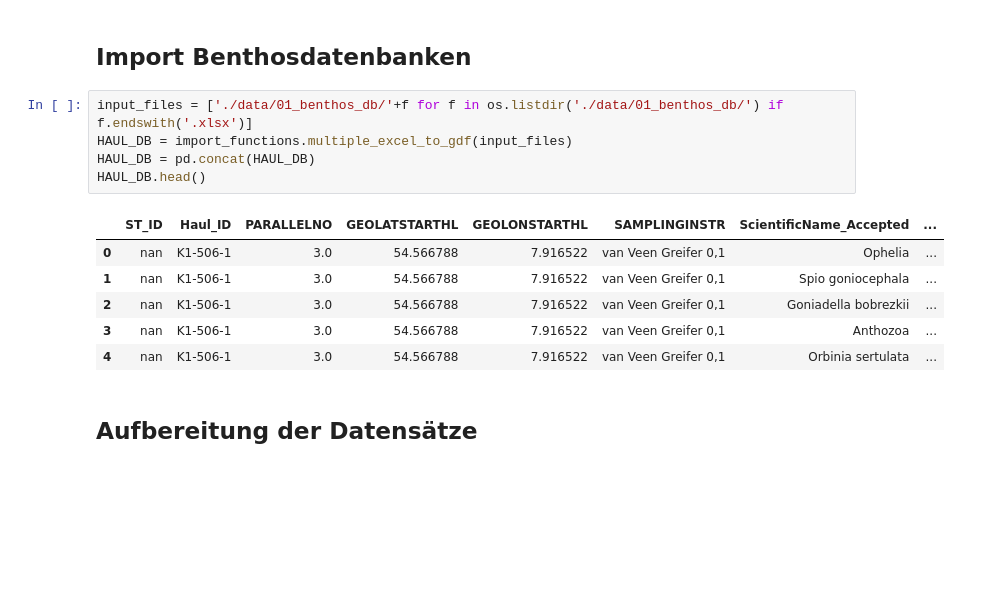
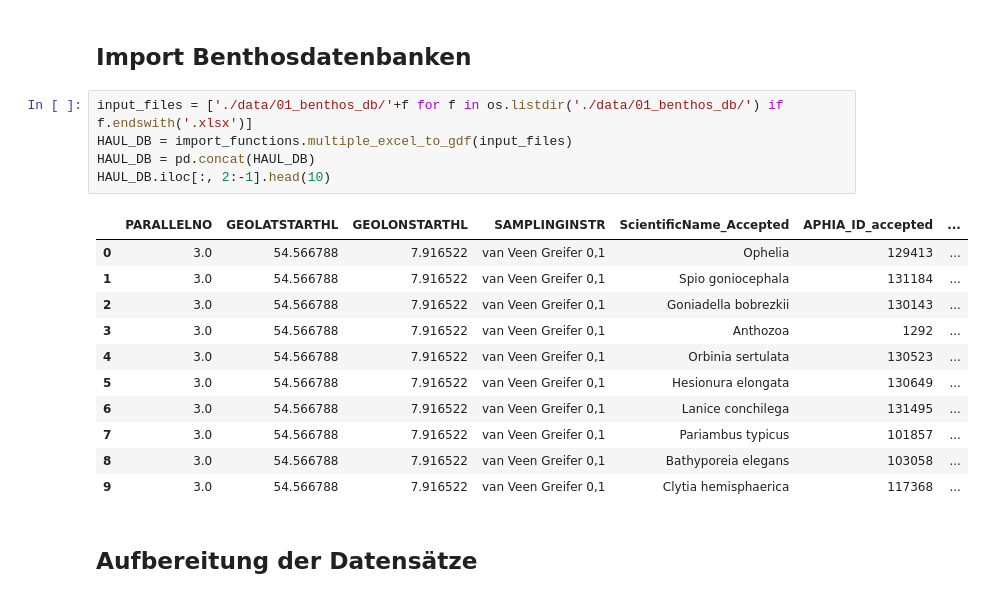
Before and after one commit to markorothe/Modellierung_von_Weichboden-Biotopen, a Jupyter notebook: 01_Clustering.ipynb, the cells around one changed output. Saved outputs shown, nothing was run; the diff lists cells and outputs as text; blank space fills up the shorter version.

```diff
--- a/01_Clustering.ipynb
+++ b/01_Clustering.ipynb
@@ -7,15 +7,20 @@ import os
 # %%
 input_files = ['./data/01_benthos_db/'+f for f in os.listdir('./data/01_benthos_db/') if f.endswith('.xlsx')]
 HAUL_DB = import_functions.multiple_excel_to_gdf(input_files)
 HAUL_DB = pd.concat(HAUL_DB)
-HAUL_DB.head()
+HAUL_DB.iloc[:, 2:-1].head(10)
 # %% [output]
-|  | ST_ID | Haul_ID | PARALLELNO | GEOLATSTARTHL | GEOLONSTARTHL | SAMPLINGINSTR | ScientificName_Accepted | ... |
-| 0 | nan | K1-506-1 | 3.0 | 54.566788 | 7.916522 | van Veen Greifer 0,1 | Ophelia | ... |
-| 1 | nan | K1-506-1 | 3.0 | 54.566788 | 7.916522 | van Veen Greifer 0,1 | Spio goniocephala | ... |
-| 2 | nan | K1-506-1 | 3.0 | 54.566788 | 7.916522 | van Veen Greifer 0,1 | Goniadella bobrezkii | ... |
-| 3 | nan | K1-506-1 | 3.0 | 54.566788 | 7.916522 | van Veen Greifer 0,1 | Anthozoa | ... |
-| 4 | nan | K1-506-1 | 3.0 | 54.566788 | 7.916522 | van Veen Greifer 0,1 | Orbinia sertulata | ... |
+|  | PARALLELNO | GEOLATSTARTHL | GEOLONSTARTHL | SAMPLINGINSTR | ScientificName_Accepted | APHIA_ID_accepted | ... |
+| 0 | 3.0 | 54.566788 | 7.916522 | van Veen Greifer 0,1 | Ophelia | 129413 | ... |
+| 1 | 3.0 | 54.566788 | 7.916522 | van Veen Greifer 0,1 | Spio goniocephala | 131184 | ... |
+| 2 | 3.0 | 54.566788 | 7.916522 | van Veen Greifer 0,1 | Goniadella bobrezkii | 130143 | ... |
+| 3 | 3.0 | 54.566788 | 7.916522 | van Veen Greifer 0,1 | Anthozoa | 1292 | ... |
+| 4 | 3.0 | 54.566788 | 7.916522 | van Veen Greifer 0,1 | Orbinia sertulata | 130523 | ... |
+| 5 | 3.0 | 54.566788 | 7.916522 | van Veen Greifer 0,1 | Hesionura elongata | 130649 | ... |
+| 6 | 3.0 | 54.566788 | 7.916522 | van Veen Greifer 0,1 | Lanice conchilega | 131495 | ... |
+| 7 | 3.0 | 54.566788 | 7.916522 | van Veen Greifer 0,1 | Pariambus typicus | 101857 | ... |
+| 8 | 3.0 | 54.566788 | 7.916522 | van Veen Greifer 0,1 | Bathyporeia elegans | 103058 | ... |
+| 9 | 3.0 | 54.566788 | 7.916522 | van Veen Greifer 0,1 | Clytia hemisphaerica | 117368 | ... |
 # %% [markdown]
 ## Aufbereitung der Datensätze
 # %%
```
Also changed, not shown: parts of 1 cell of this notebook.
